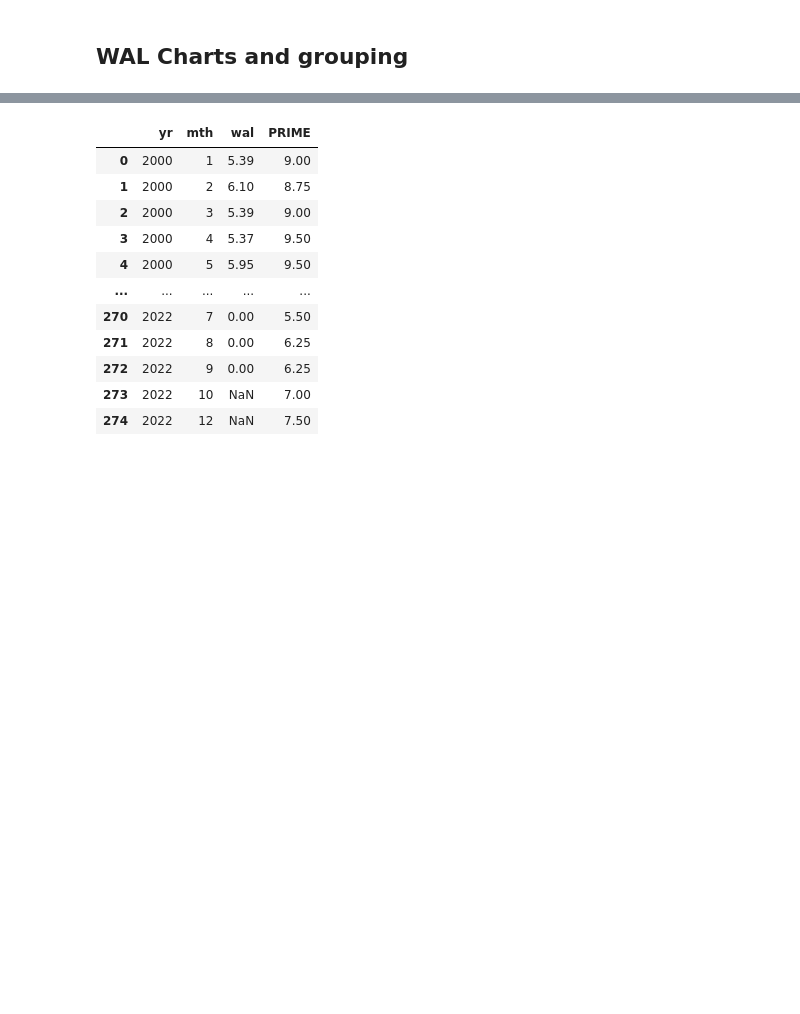
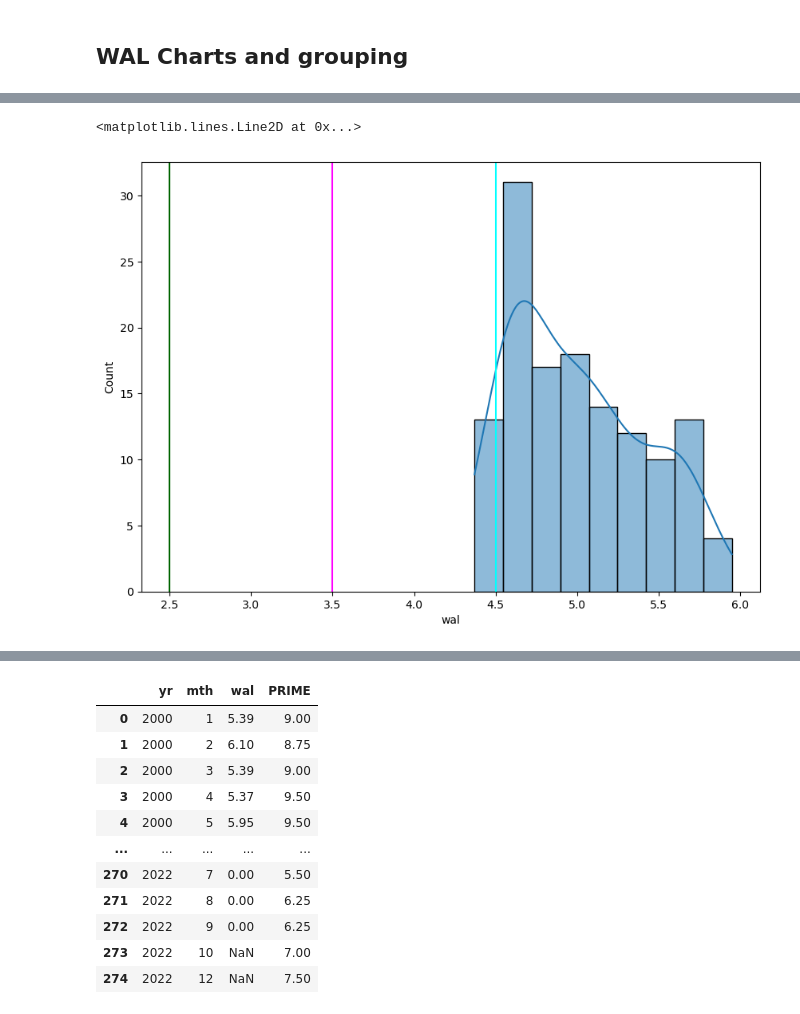
Before and after one commit to laramiedunlap/workstation_transfers, a Jupyter notebook: load_prime_table/prime.ipynb, the cells around one changed output, grey strips where cells are left out. Cells and saved outputs as stored; diff of their text form; code cells hidden in the pictures; blank space fills up the shorter version.

```diff
--- a/load_prime_table/prime.ipynb
+++ b/load_prime_table/prime.ipynb
@@ -173,0 +204,10 @@ wal_groups['PRIME'] = pd.Series(new_col)
+# %%
+fig, ax = plt.subplots(figsize=(10,7))
+
+g = sns.histplot(data=wal_groups[wal_groups['yr']<=2010], x='wal', ax=ax, kde=True)
+g.axvline(x=2.5, color='darkgreen')
+g.axvline(x=3.5, color='magenta')
+g.axvline(x=4.5, color='cyan')
+# %% [output]
+<matplotlib.lines.Line2D at 0x...>
+[figure, added]
```
Also changed, not shown: parts of 29 cells of this notebook, 5 other files.
